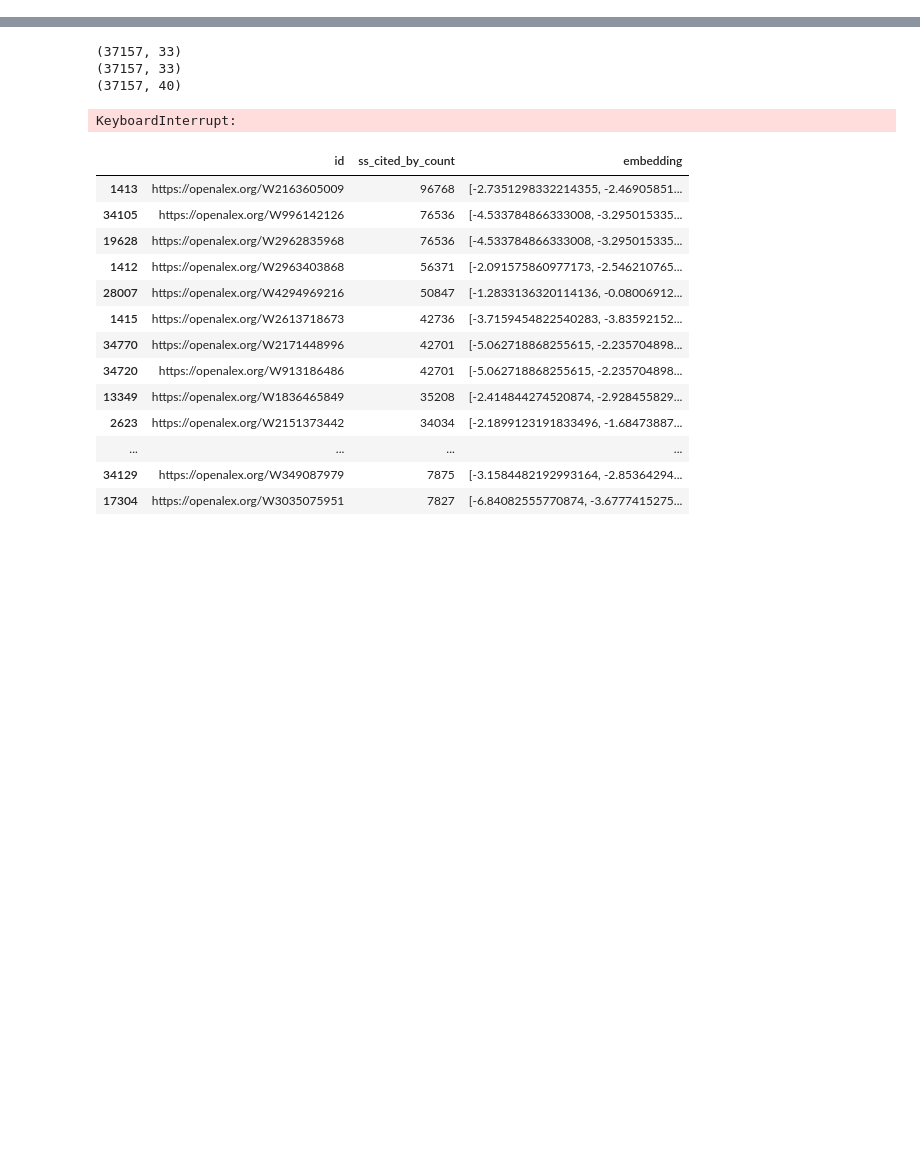
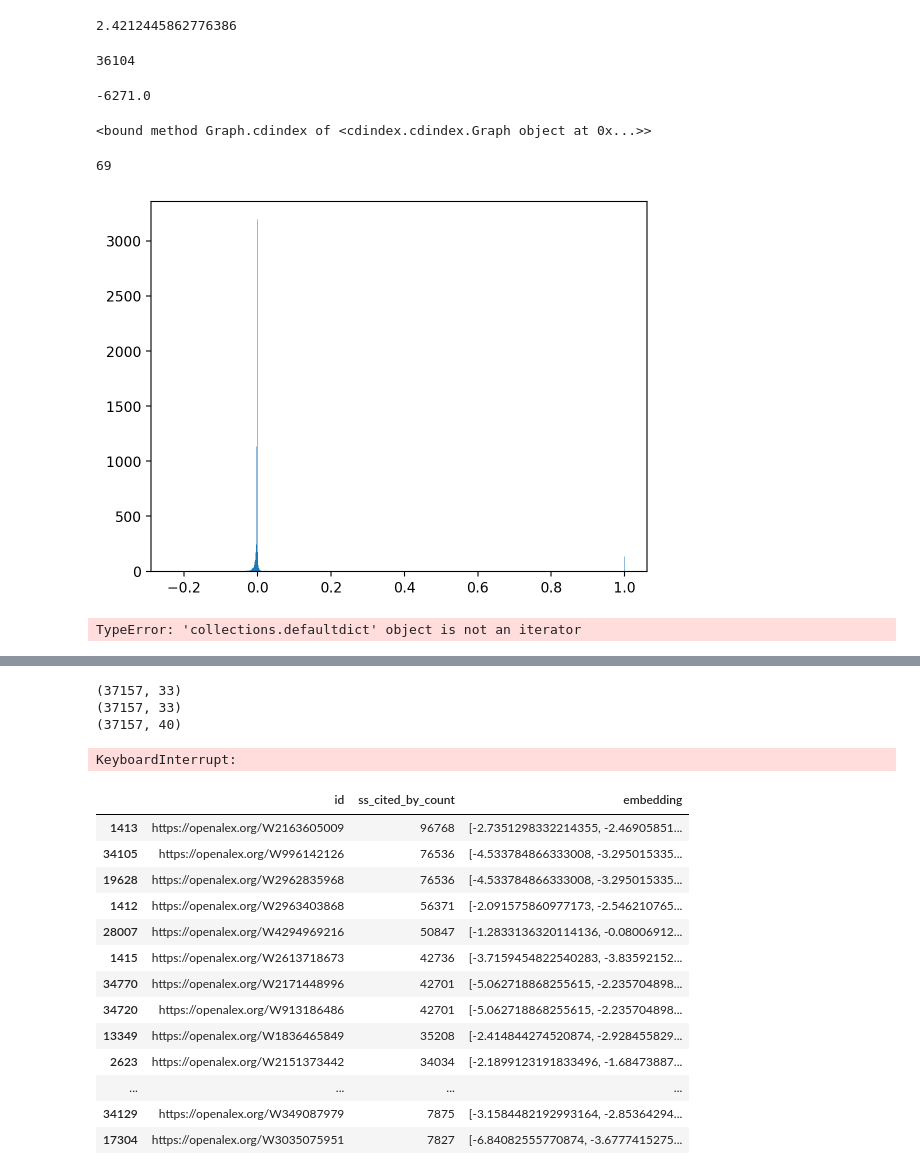
Before and after one commit to patrickmineault/neuroai-tree, a Jupyter notebook: scripts/View Influence Over Time.ipynb, the cells around one changed output, grey strips where cells are left out. Saved outputs shown, nothing was run; the diff lists cells and outputs as text; code cells hidden in the pictures; blank space fills up the shorter version.

```diff
--- a/scripts/View Influence Over Time.ipynb
+++ b/scripts/View Influence Over Time.ipynb
@@ -6,0 +282,29 @@ import matplotlib.pyplot as plt
+# %%
+21244 / 8774
+# %% [output]
+2.4212445862776386
+# %%
+len(pyedges) - duplicates
+# %% [output]
+36104
+# %%
+#for i in range(250):
+#    print(i, i / 0.016252390057361378)
+#151/9300
+1 / -0.00015946420028703555
+# %% [output]
+-6271.0
+# %%
+graph
+# %% [output]
+<bound method Graph.cdindex of <cdindex.cdindex.Graph object at 0x...>>
+# %%
+sum([1 for x in pyvertices if x['date'].year == 3000])
+#len(pyvertices)
+# %% [output]
+69
+# %%
+#plt.plot(df_cd_index["score"], df_cd_index["n_total"], '.')
+_ = plt.hist(df_cd_index["cd_index"], bins=1000)
+# %% [output]
+[figure, added]
@@ -6,0 +314,4 @@ import matplotlib.pyplot as plt
+# %%
+next(data['children'])
+# %% [output]
+TypeError: 'collections.defaultdict' object is not an iterator
```
Also changed, not shown: parts of 38 cells of this notebook, 4 other files.
